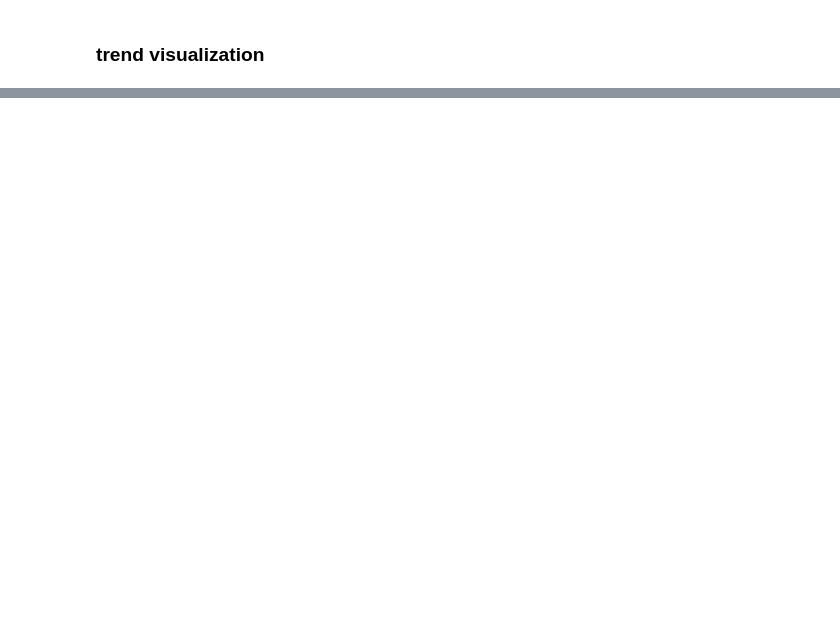
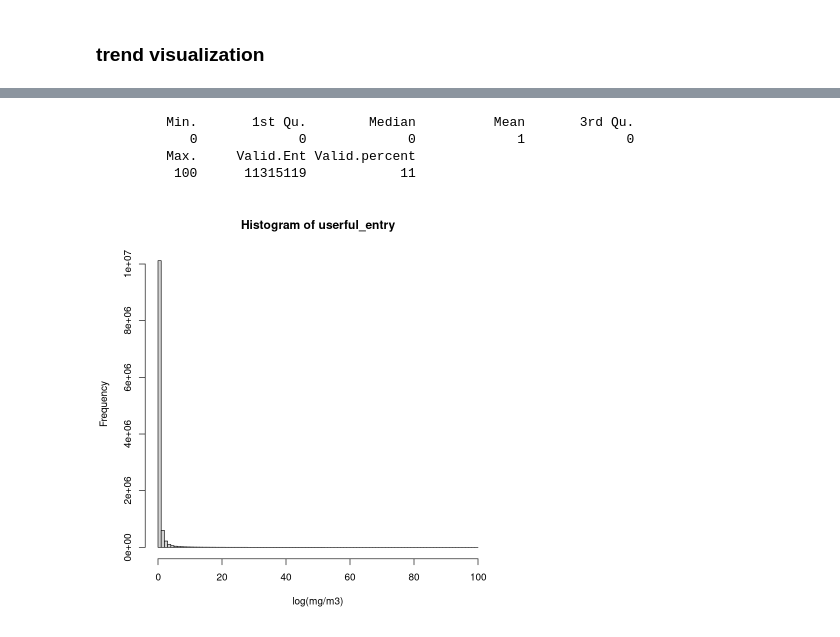
Before and after one commit to Stathastic/redsea, a Jupyter notebook: chl_visualization.ipynb, the cells around one changed output, grey strips where cells are left out. Drawn from its saved outputs; the diff is of its cells as text; code cells hidden in the pictures; blank space fills up the shorter version.

```diff
--- a/chl_visualization.ipynb
+++ b/chl_visualization.ipynb
@@ -19,0 +168,8 @@ dim(T_array)
+# %%
+helper_describe(T_array)
+# %% [output]
+         Min.       1st Qu.        Median          Mean       3rd Qu.
+            0             0             0             1             0
+         Max.     Valid.Ent Valid.percent
+          100      11315119            11
+[figure, added]
```
Also changed, not shown: parts of 32 cells of this notebook, 2 other files.
